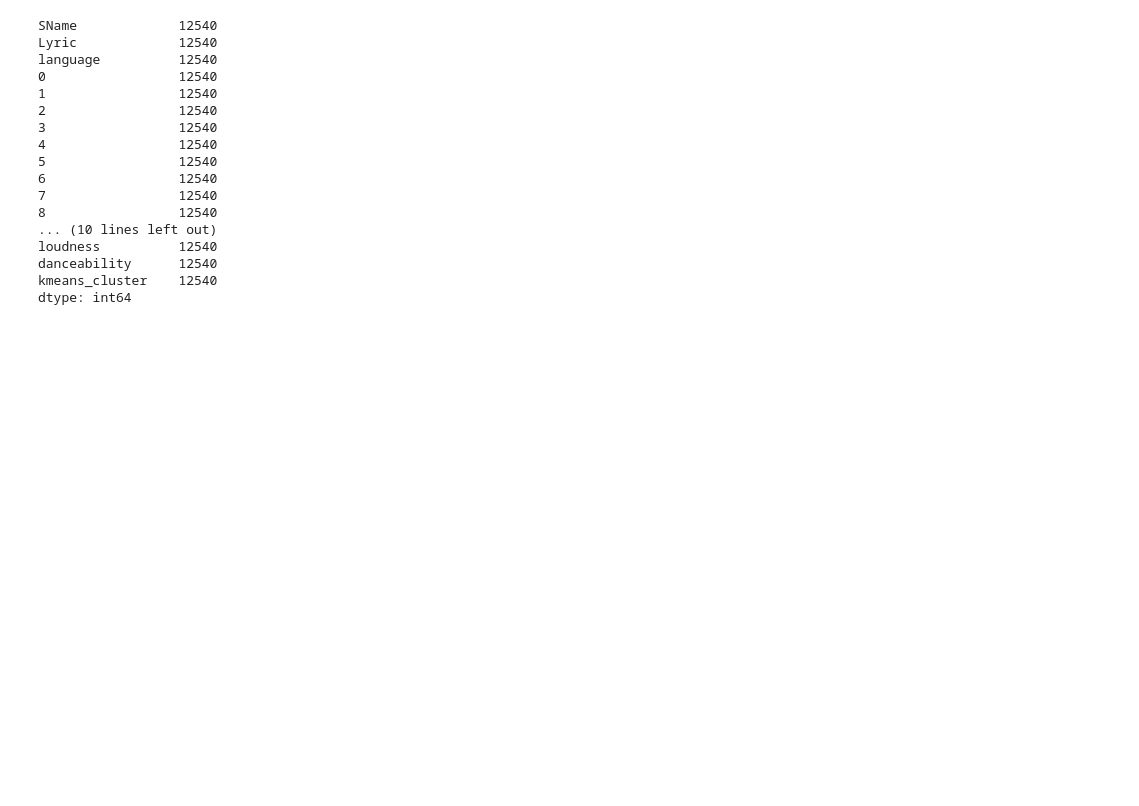
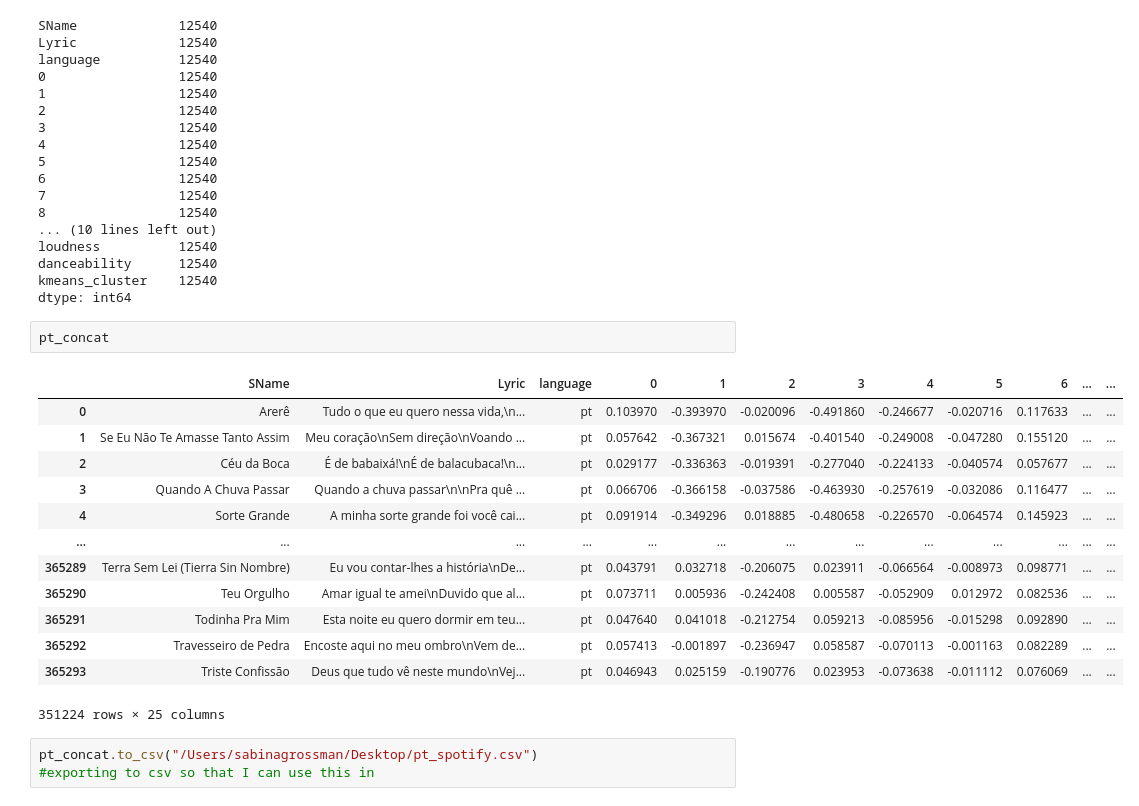
Before and after one commit to sabinacatherine/Spotify-Playlist, a Jupyter notebook: Spotify_playlists.ipynb, the cells around one changed output. Saved outputs shown, nothing was run; the diff lists cells and outputs as text; blank space fills up the shorter version.

Commit message:
Exported final song data csv for use in Tableau deployment

```diff
--- a/Spotify_playlists.ipynb
+++ b/Spotify_playlists.ipynb
@@ -450,3 +450,22 @@ loudness          12540
 danceability      12540
 kmeans_cluster    12540
 dtype: int64
+# %%
+pt_concat
+# %% [output]
+|  | SName | Lyric | language | 0 | 1 | 2 | 3 | 4 | 5 | 6 | ... | ... |
+| 0 | Arerê | Tudo o que eu quero nessa vida,\n... | pt | 0.103970 | -0.393970 | -0.020096 | -0.491860 | -0.246677 | -0.020716 | 0.117633 | ... | ... |
+| 1 | Se Eu Não Te Amasse Tanto Assim | Meu coração\nSem direção\nVoando ... | pt | 0.057642 | -0.367321 | 0.015674 | -0.401540 | -0.249008 | -0.047280 | 0.155120 | ... | ... |
+| 2 | Céu da Boca | É de babaixá!\nÉ de balacubaca!\n... | pt | 0.029177 | -0.336363 | -0.019391 | -0.277040 | -0.224133 | -0.040574 | 0.057677 | ... | ... |
+| 3 | Quando A Chuva Passar | Quando a chuva passar\n\nPra quê ... | pt | 0.066706 | -0.366158 | -0.037586 | -0.463930 | -0.257619 | -0.032086 | 0.116477 | ... | ... |
+| 4 | Sorte Grande | A minha sorte grande foi você cai... | pt | 0.091914 | -0.349296 | 0.018885 | -0.480658 | -0.226570 | -0.064574 | 0.145923 | ... | ... |
+| ... | ... | ... | ... | ... | ... | ... | ... | ... | ... | ... | ... | ... |
+| 365289 | Terra Sem Lei (Tierra Sin Nombre) | Eu vou contar-lhes a história\nDe... | pt | 0.043791 | 0.032718 | -0.206075 | 0.023911 | -0.066564 | -0.008973 | 0.098771 | ... | ... |
+| 365290 | Teu Orgulho | Amar igual te amei\nDuvido que al... | pt | 0.073711 | 0.005936 | -0.242408 | 0.005587 | -0.052909 | 0.012972 | 0.082536 | ... | ... |
+| 365291 | Todinha Pra Mim | Esta noite eu quero dormir em teu... | pt | 0.047640 | 0.041018 | -0.212754 | 0.059213 | -0.085956 | -0.015298 | 0.092890 | ... | ... |
+| 365292 | Travesseiro de Pedra | Encoste aqui no meu ombro\nVem de... | pt | 0.057413 | -0.001897 | -0.236947 | 0.058587 | -0.070113 | -0.001163 | 0.082289 | ... | ... |
+| 365293 | Triste Confissão | Deus que tudo vê neste mundo\nVej... | pt | 0.046943 | 0.025159 | -0.190776 | 0.023953 | -0.073638 | -0.011112 | 0.076069 | ... | ... |
+351224 rows × 25 columns
+# %%
+pt_concat.to_csv("/Users/sabinagrossman/Desktop/pt_spotify.csv")
+#exporting to csv so that I can use this in
```
